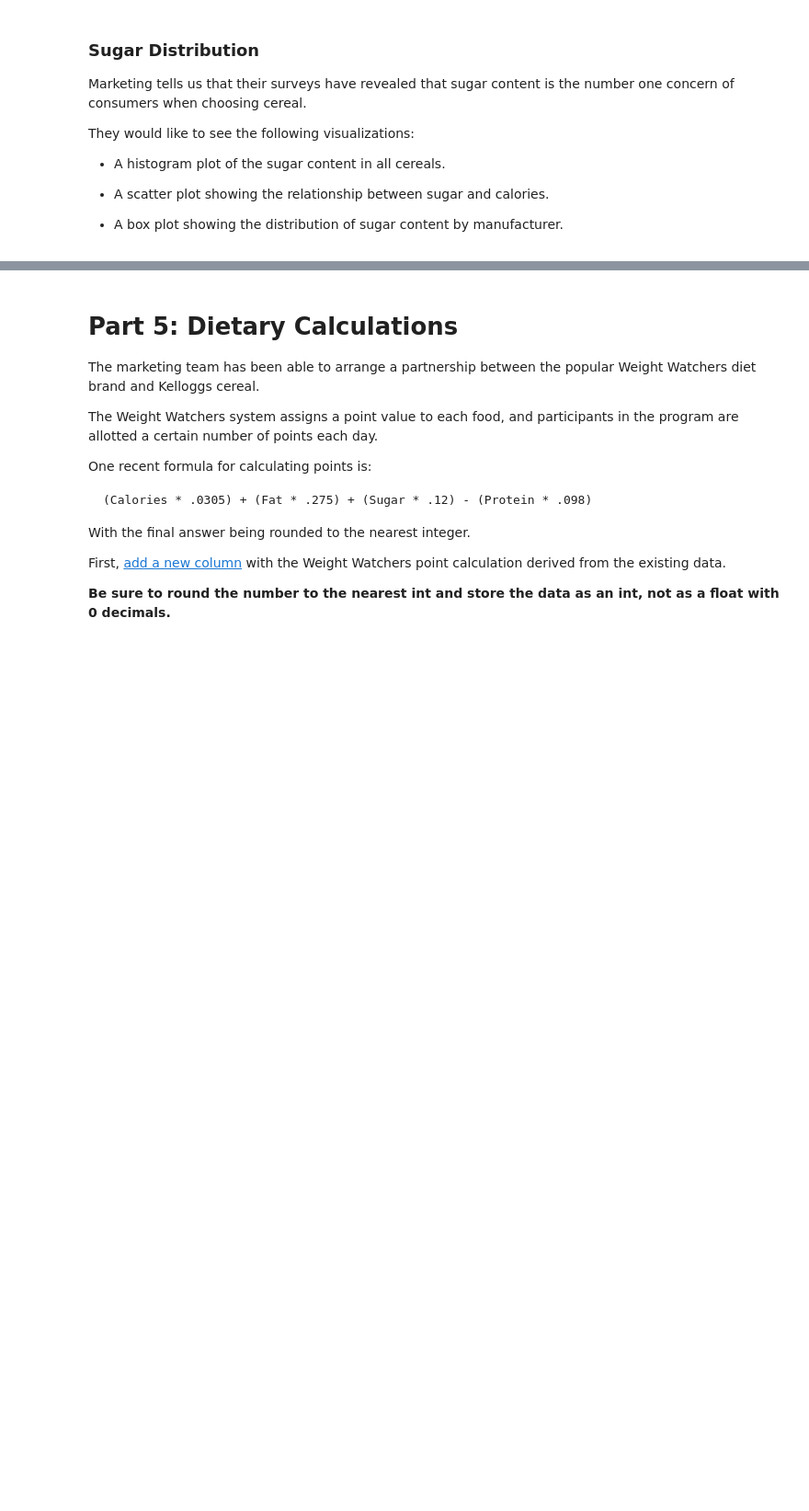
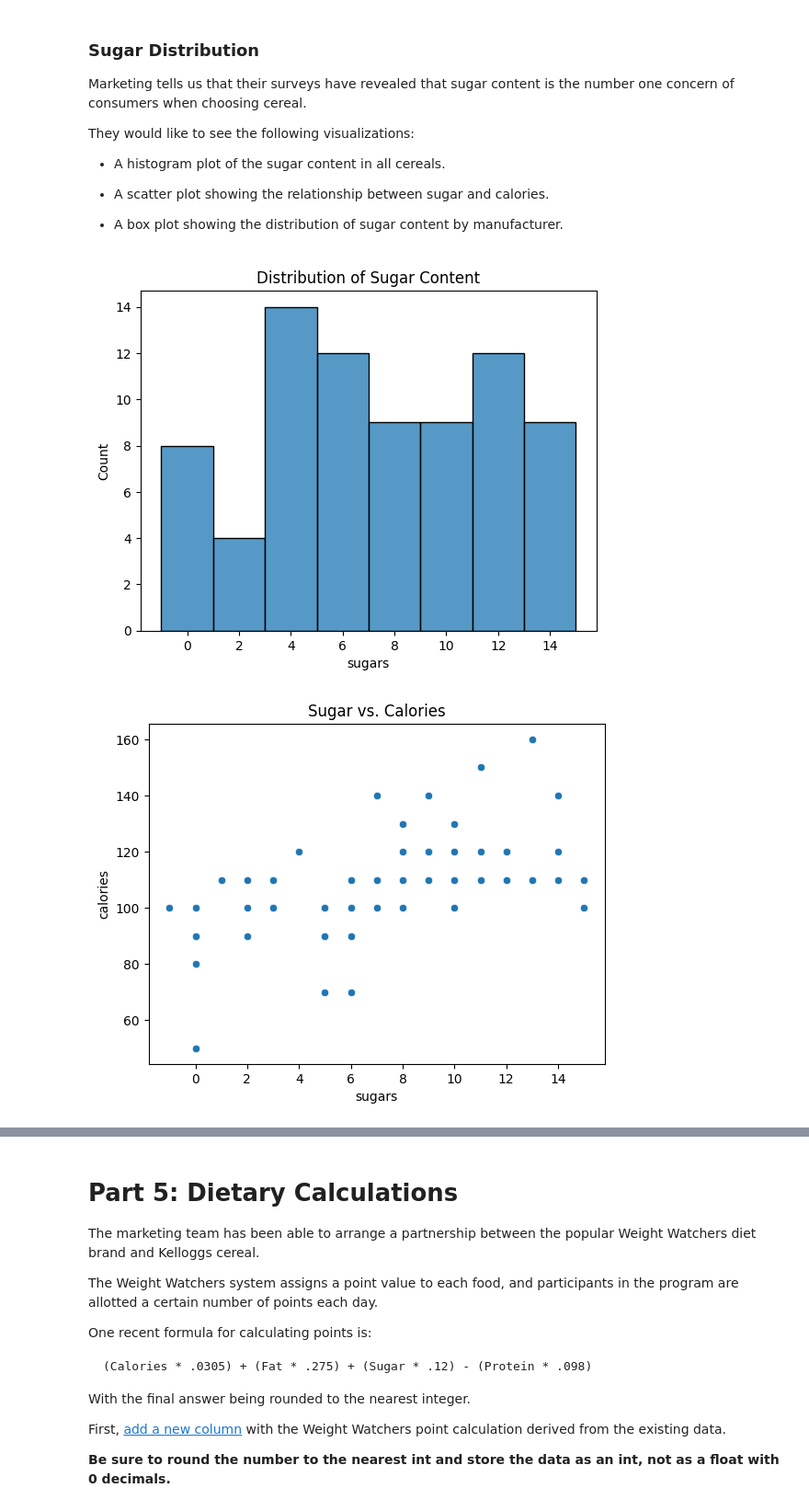
Before and after one commit to nestorbyui/google_colab_byui, a Jupyter notebook: notebooks/Exploration_02.ipynb, the cells around one changed output, grey strips where cells are left out. Shown at 92% size. Cells and saved outputs as stored; diff of their text form; code cells hidden in the pictures; blank space fills up the shorter version.

```diff
--- a/notebooks/Exploration_02.ipynb
+++ b/notebooks/Exploration_02.ipynb
@@ -102,5 +102,19 @@ Then, [create a new column with the appropriate manufacturer name for each entry
 # %%
 # Display the count of values for the manufacturer code ("mfr" column), then
 # create a new column containing the appropriate manufacturer names.
-cereal_data["mfr"].count()
+cereal_data["mfr"].value_counts()
+
+manufacturer_new_mapping = {
+    "A": "American Home Food Products",
+    "G": "General Mills",
+    "K": "Kelloggs",
+    "N": "Nabisco",
+    "P": "Post",
+    "Q": "Quaker Oats",
+    "R": "Ralston Purina"
+}
+
+cereal_data["manufacturer"] = cereal_data["mfr"].map(manufacturer_new_mapping)
+
+cereal_data["manufacturer"].value_counts()
 # %% [output]
@@ -129,0 +153,21 @@ They would like to see the following visualizations:
+# %%
+# Create the three visualzations requested by the the marketing team
+
+sns.histplot(data=cereal_data, x="sugars")
+
+plt.title("Distribution of Sugar Content")
+
+plt.show()
+
+sns.scatterplot(data=cereal_data, x="sugars", y="calories")
+
+plt.title("Sugar vs. Calories")
+plt.show()
+
+sns.boxplot(data=cereal_data, x="manufacturer", y="sugars")
+
+plt.title("Sugar Content by Manufacturer")
+plt.show()
+# %% [output]
+[figure, added]
+[figure, added]
```
Also changed, not shown: parts of 4 cells of this notebook.
